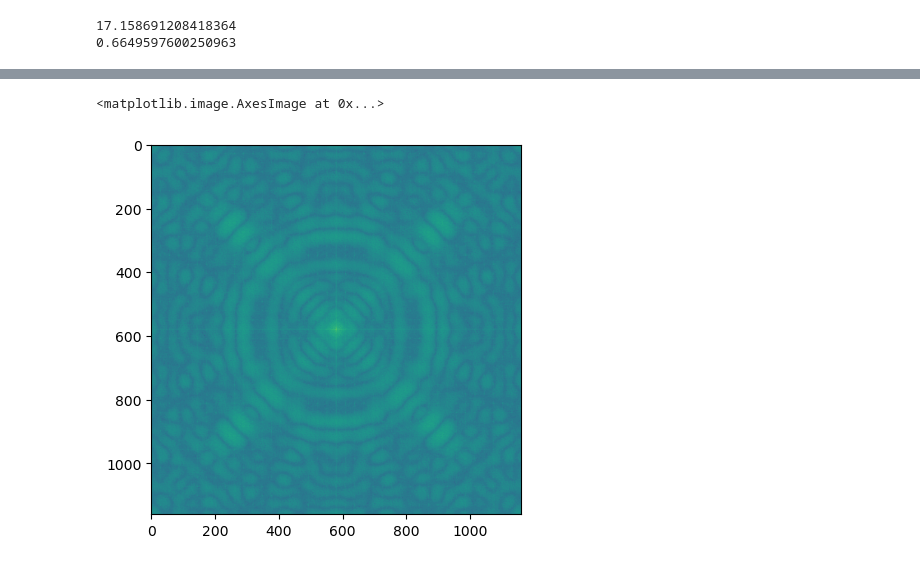
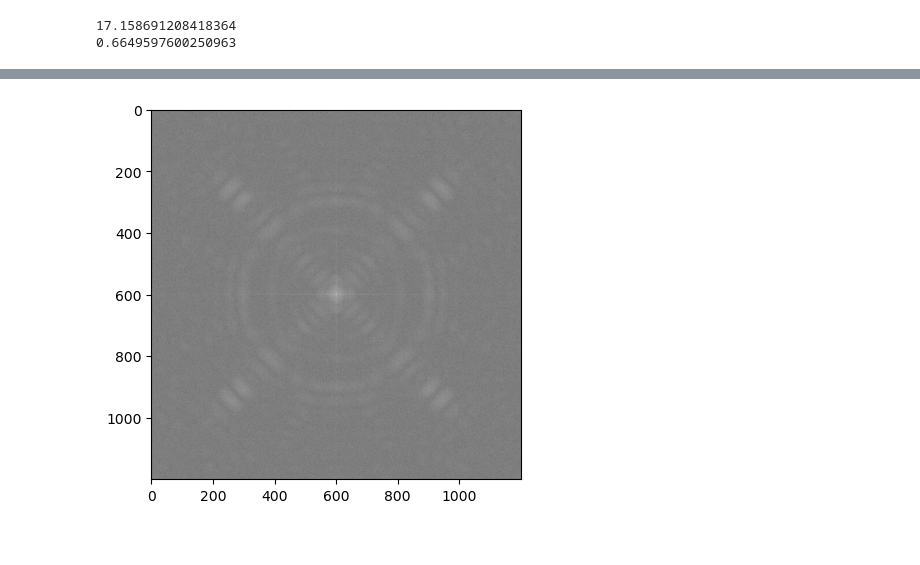
Before and after one commit to mbanil/img_denoiser, a Jupyter notebook: denoiser/sample_img_results.ipynb, the cells around one changed output, grey strips where cells are left out. Cells and saved outputs as stored; diff of their text form; code cells hidden in the pictures.

Commit message:
fft of sample images

```diff
--- a/denoiser/sample_img_results.ipynb
+++ b/denoiser/sample_img_results.ipynb
@@ -177,6 +183,7 @@ plt.imshow(np.log(np.abs(np.fft.fftshift(np.fft.fft2(img)))))
 # %%
-test = tifffile.imread("./../sample_img/denoiser_denoised_trdt.tiff")[0]
-plt.imshow(np.log(np.abs(np.fft.fftshift(np.fft.fft2(denoiser)))))
+nlm = tifffile.imread("./../sample_img/noisy_img_v2-nlm.tiff")
+plt.imshow(np.log(np.abs(np.fft.fftshift(np.fft.fft2(nlm)))), cmap="gray")
+img_fft = np.log(np.abs(np.fft.fftshift(np.fft.fft2(nlm))))
+tifffile.imsave("./../sample_img/noisy_img_v2-nlm_fft.tif",img_fft)
 # %% [output]
-<matplotlib.image.AxesImage at 0x...>
-[figure, old version]
+[figure, new version]
```
Also changed, not shown: parts of 9 cells of this notebook, 6 other files.
